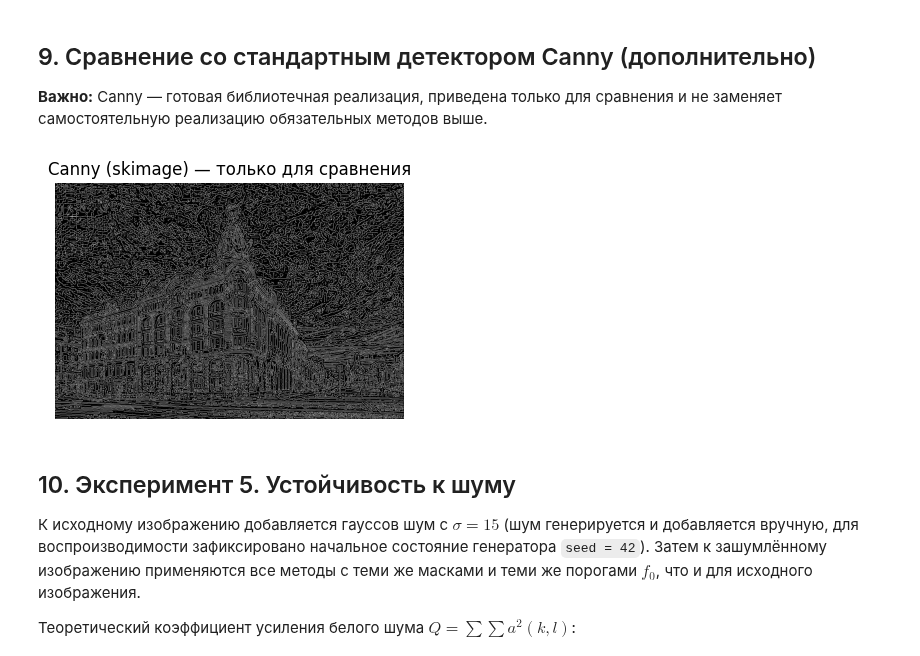
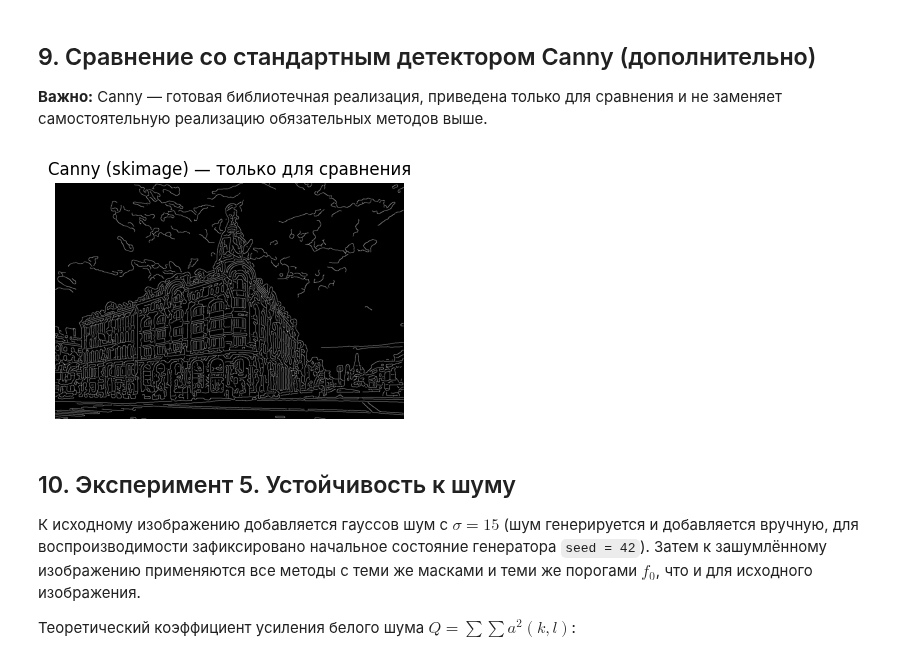
Before and after one commit to Darowiin/IPaAM, a Jupyter notebook: lab2_contours.ipynb, the cells around one changed output. Drawn from its saved outputs; the diff is of its cells as text; code cells hidden in the pictures.

```diff
--- a/lab2_contours.ipynb
+++ b/lab2_contours.ipynb
@@ -339,10 +351,10 @@ show_grid([binarize(e_exact, 0.5 * f0_grad), b_grad, binarize(e_exact, 2.0 * f0_
 # %%
 from skimage.feature import canny   # библиотечный детектор, только для сравнения
 
-b_canny = canny(img, sigma=1.5).astype(np.uint8) * 255
+b_canny = canny(img, sigma=3.0, low_threshold=10, high_threshold=30).astype(np.uint8) * 255
 show(b_canny, 'Canny (skimage) — только для сравнения')
 # %% [output]
-[figure, old version]
+[figure, new version]
 # %% [markdown]
 ## 10. Эксперимент 5. Устойчивость к шуму
 
```
Also changed, not shown: parts of 2 cells of this notebook.
